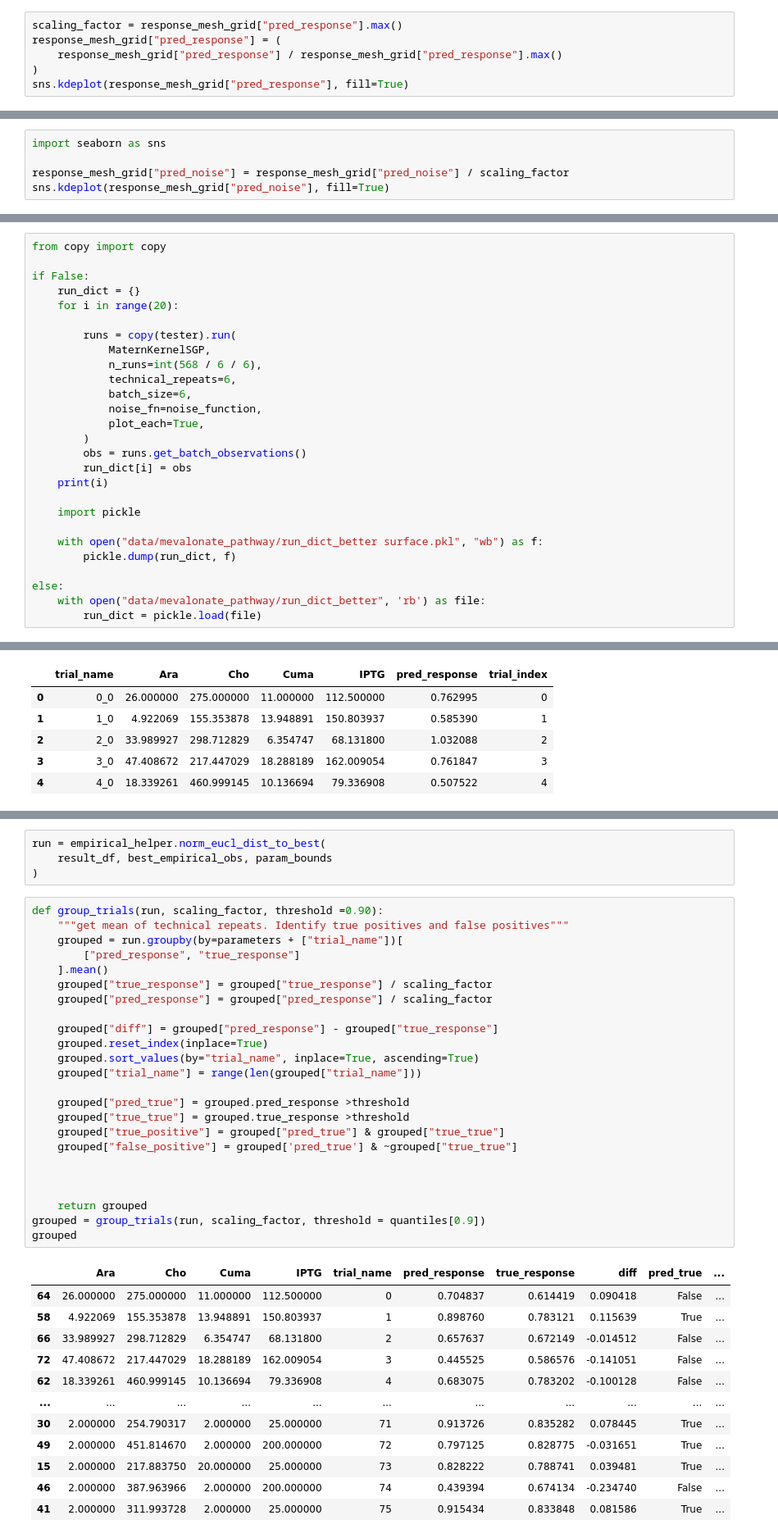
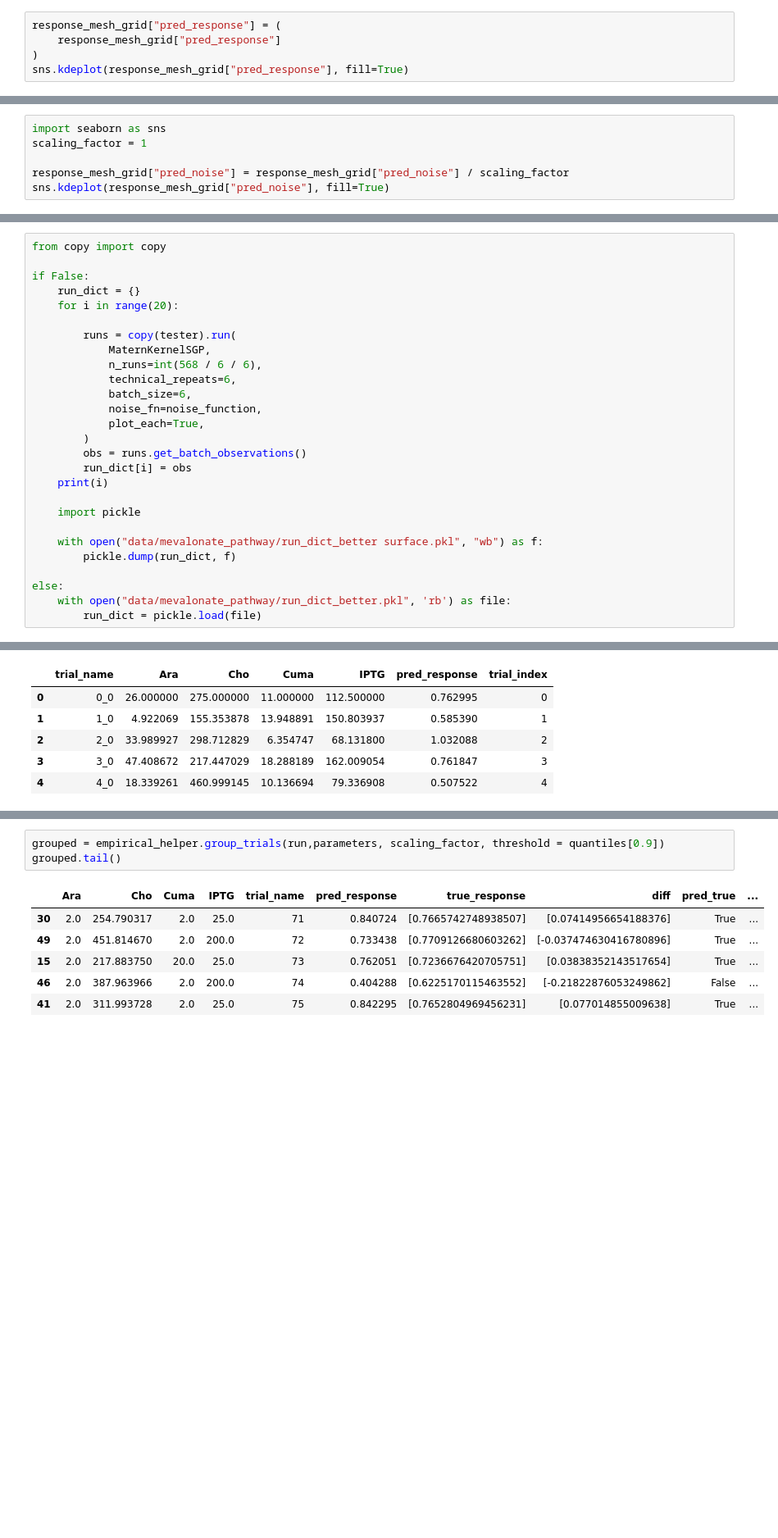
Before and after one commit to Sauciu1/bo-coli, a Jupyter notebook: notebooks/confirmation_on_empyrical_data.ipynb, the cells around one changed output, grey strips where cells are left out. Shown at 82% size. Cells and saved outputs as stored; diff of their text form; blank space fills up the shorter version.

```diff
--- a/notebooks/confirmation_on_empyrical_data.ipynb
+++ b/notebooks/confirmation_on_empyrical_data.ipynb
@@ -295,9 +346,8 @@ X has feature names, but Normalizer was fitted without feature names
 # %% [markdown]
 ### Accuracy of Meshgrid
 # %%
-scaling_factor = response_mesh_grid["pred_response"].max()
 response_mesh_grid["pred_response"] = (
-    response_mesh_grid["pred_response"] / response_mesh_grid["pred_response"].max()
+    response_mesh_grid["pred_response"]
 )
 sns.kdeplot(response_mesh_grid["pred_response"], fill=True)
 # %% [output]
@@ -404,5 +463,6 @@ X has feature names, but Normalizer was fitted without feature names
 # %%
 import seaborn as sns
+scaling_factor = 1
 
 response_mesh_grid["pred_noise"] = response_mesh_grid["pred_noise"] / scaling_factor
 sns.kdeplot(response_mesh_grid["pred_noise"], fill=True)
@@ -494,5 +557,5 @@ if False:
         pickle.dump(run_dict, f)
 
 else:
-    with open("data/mevalonate_pathway/run_dict_better", 'rb') as file:
+    with open("data/mevalonate_pathway/run_dict_better.pkl", 'rb') as file:
         run_dict = pickle.load(file)
@@ -651,41 +671,10 @@ run.head()
-# %%
-run = empirical_helper.norm_eucl_dist_to_best(
-    result_df, best_empirical_obs, param_bounds
-)
 # %%
-def group_trials(run, scaling_factor, threshold =0.90):
-    """get mean of technical repeats. Identify true positives and false positives"""
-    grouped = run.groupby(by=parameters + ["trial_name"])[
-        ["pred_response", "true_response"]
-    ].mean()
-    grouped["true_response"] = grouped["true_response"] / scaling_factor
-    grouped["pred_response"] = grouped["pred_response"] / scaling_factor
-
-    grouped["diff"] = grouped["pred_response"] - grouped["true_response"]
-    grouped.reset_index(inplace=True)
-    grouped.sort_values(by="trial_name", inplace=True, ascending=True)
-    grouped["trial_name"] = range(len(grouped["trial_name"]))
-
-    grouped["pred_true"] = grouped.pred_response >threshold
-    grouped["true_true"] = grouped.true_response >threshold
-    grouped["true_positive"] = grouped["pred_true"] & grouped["true_true"]
-    grouped["false_positive"] = grouped['pred_true'] & ~grouped["true_true"]
-
-
-
-    return grouped
-grouped = group_trials(run, scaling_factor, threshold = quantiles[0.9])
-grouped
+grouped = empirical_helper.group_trials(run,parameters, scaling_factor, threshold = quantiles[0.9])
+grouped.tail()
 # %% [output]
 |  | Ara | Cho | Cuma | IPTG | trial_name | pred_response | true_response | diff | pred_true | ... |
-| 64 | 26.000000 | 275.000000 | 11.000000 | 112.500000 | 0 | 0.704837 | 0.614419 | 0.090418 | False | ... |
-| 58 | 4.922069 | 155.353878 | 13.948891 | 150.803937 | 1 | 0.898760 | 0.783121 | 0.115639 | True | ... |
-| 66 | 33.989927 | 298.712829 | 6.354747 | 68.131800 | 2 | 0.657637 | 0.672149 | -0.014512 | False | ... |
-| 72 | 47.408672 | 217.447029 | 18.288189 | 162.009054 | 3 | 0.445525 | 0.586576 | -0.141051 | False | ... |
-| 62 | 18.339261 | 460.999145 | 10.136694 | 79.336908 | 4 | 0.683075 | 0.783202 | -0.100128 | False | ... |
-| ... | ... | ... | ... | ... | ... | ... | ... | ... | ... | ... |
-| 30 | 2.000000 | 254.790317 | 2.000000 | 25.000000 | 71 | 0.913726 | 0.835282 | 0.078445 | True | ... |
-| 49 | 2.000000 | 451.814670 | 2.000000 | 200.000000 | 72 | 0.797125 | 0.828775 | -0.031651 | True | ... |
-| 15 | 2.000000 | 217.883750 | 20.000000 | 25.000000 | 73 | 0.828222 | 0.788741 | 0.039481 | True | ... |
-| 46 | 2.000000 | 387.963966 | 2.000000 | 200.000000 | 74 | 0.439394 | 0.674134 | -0.234740 | False | ... |
-| 41 | 2.000000 | 311.993728 | 2.000000 | 25.000000 | 75 | 0.915434 | 0.833848 | 0.081586 | True | ... |
+| 30 | 2.0 | 254.790317 | 2.0 | 25.0 | 71 | 0.840724 | [0.7665742748938507] | [0.07414956654188376] | True | ... |
+| 49 | 2.0 | 451.814670 | 2.0 | 200.0 | 72 | 0.733438 | [0.7709126680603262] | [-0.037474630416780896] | True | ... |
+| 15 | 2.0 | 217.883750 | 20.0 | 25.0 | 73 | 0.762051 | [0.7236676420705751] | [0.03838352143517654] | True | ... |
+| 46 | 2.0 | 387.963966 | 2.0 | 200.0 | 74 | 0.404288 | [0.6225170115463552] | [-0.21822876053249862] | False | ... |
+| 41 | 2.0 | 311.993728 | 2.0 | 25.0 | 75 | 0.842295 | [0.7652804969456231] | [0.077014855009638] | True | ... |
```
Also changed, not shown: parts of 31 cells of this notebook, 2 other files.
